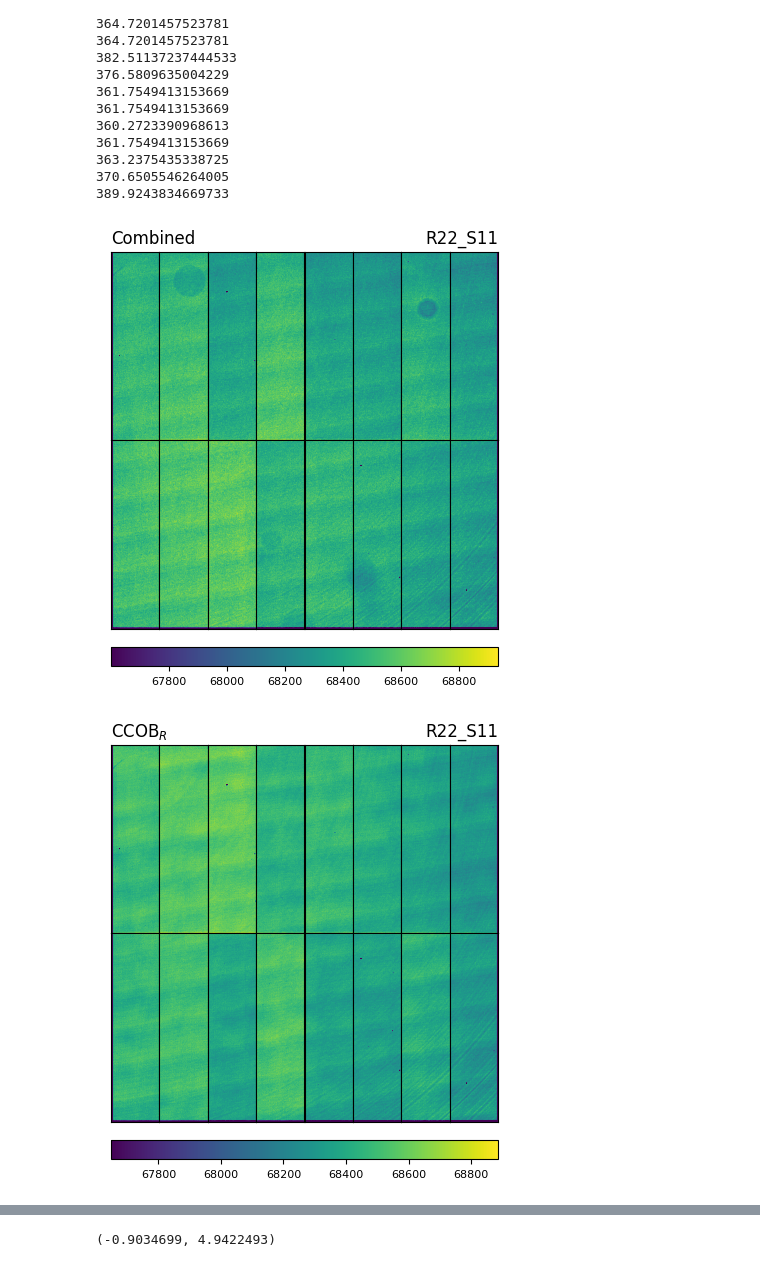
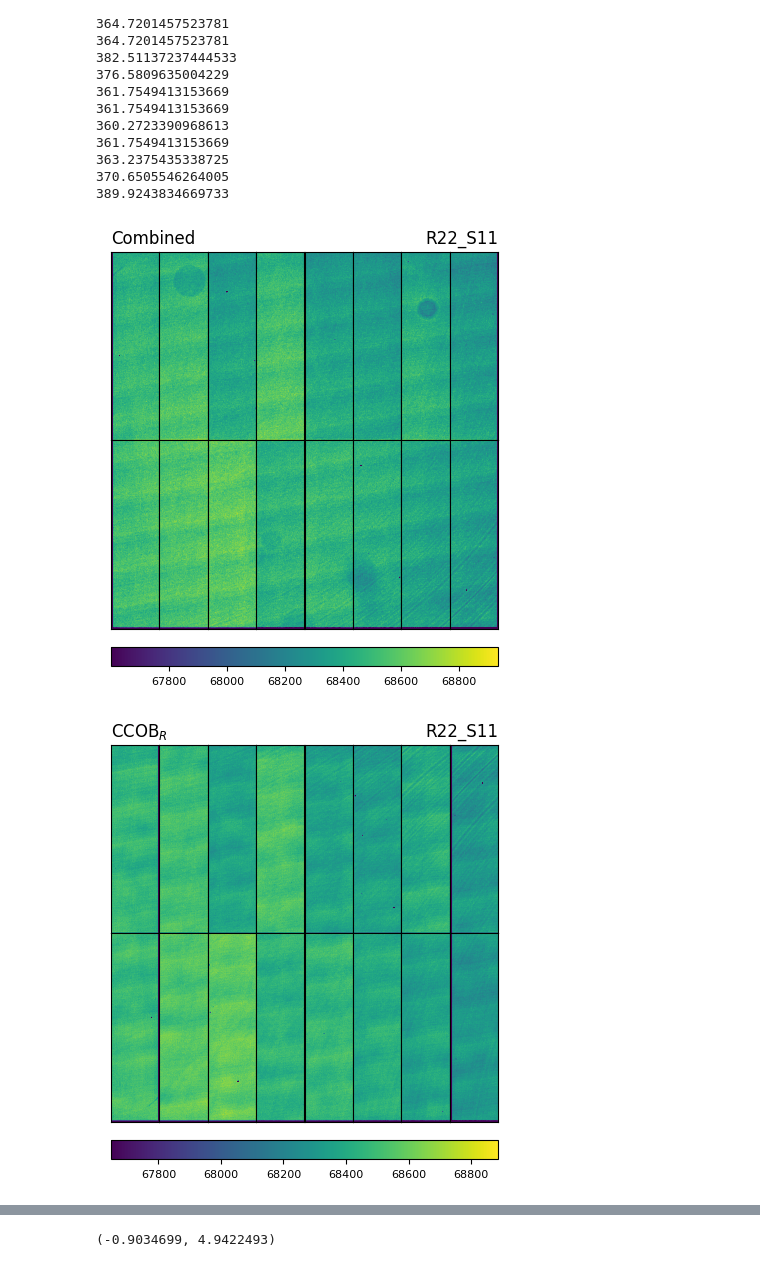
Before and after one commit to youtsumi/summer_research_2020, a Jupyter notebook: R22_S11_RED.ipynb, the cells around one changed output, grey strips where cells are left out. Saved outputs shown, nothing was run; the diff lists cells and outputs as text; code cells hidden in the pictures.

```diff
--- a/R22_S11_RED.ipynb
+++ b/R22_S11_RED.ipynb
@@ -266,9 +266,10 @@ ax = []
 
 for i in range(1, (columns*rows) + 1):
     if i < 9:
-        image = np.flipud(np.fliplr(red_bot[i - 1]))
+        image = np.flipud(np.fliplr(red_top[i - 1]))
+
     else:
-        image = red_top[i - 1 - columns]
+        image = red_bot[i - 1 - columns]
 
     ax1 = fig.add_subplot(rows, columns, i)
     ax.append(ax1)
@@ -297,34 +298,34 @@ rows = 2
 
 array = (numpy.array(normedimg_top) - numpy.array(red_top)) / numpy.array(red_top) + (numpy.array(normedimg_bot) - numpy.array(red_bot)) / numpy.array(red_bot)
 wholepixels = numpy.array(array).flatten()
 mean = numpy.mean(wholepixels,dtype=numpy.float64)
 std = numpy.std(wholepixels,dtype=numpy.float64)
 ax = []
 
 for i in range(1, (columns*rows) + 1):
     if i < 9:
         image = np.flipud(np.fliplr(((normedimg_top[i - 1]) - (red_top[i - 1])) / (red_top[i - 1])))
     else:
         image = ((normedimg_bot[i - 1 - columns]) - (red_bot[i - 1 - columns])) / (red_bot[i - 1 - columns])
 
     ax1 = fig.add_subplot(rows, columns, i)
     ax.append(ax1)
     ax1.set_xticks([])
     ax1.set_yticks([])
     if i == 1:
         plt.title("Ratio", loc='left')
     if i == 8:
         plt.title("R22_S11", loc='right')
     N = 0.3
     im = plt.imshow(image, vmin=mean-N*std,vmax=mean+N*std,origin="lower")
 
 cbar = fig.colorbar(im, ax=ax, orientation="horizontal", anchor=(0,-1))
 cbar.ax.tick_params(labelsize=8)
 fig.subplots_adjust(wspace=0, hspace=0)
 plt.show()
 # %% [output]
 [figure]
-[figure, old version]
+[figure, new version]
 [figure]
 # %%
 xmin= -0.035
```
Also changed, not shown: parts of 2 cells of this notebook.
